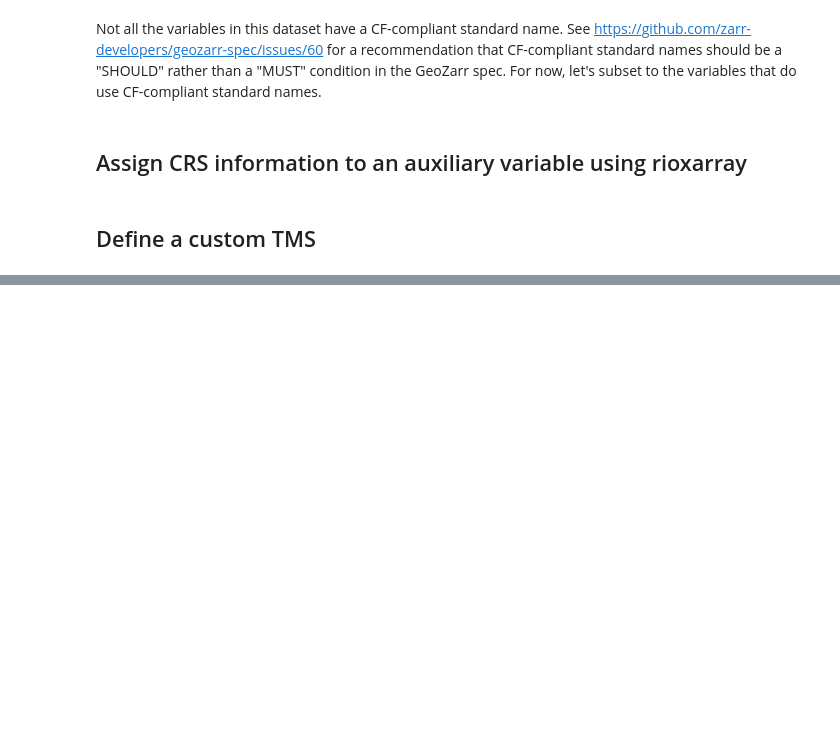
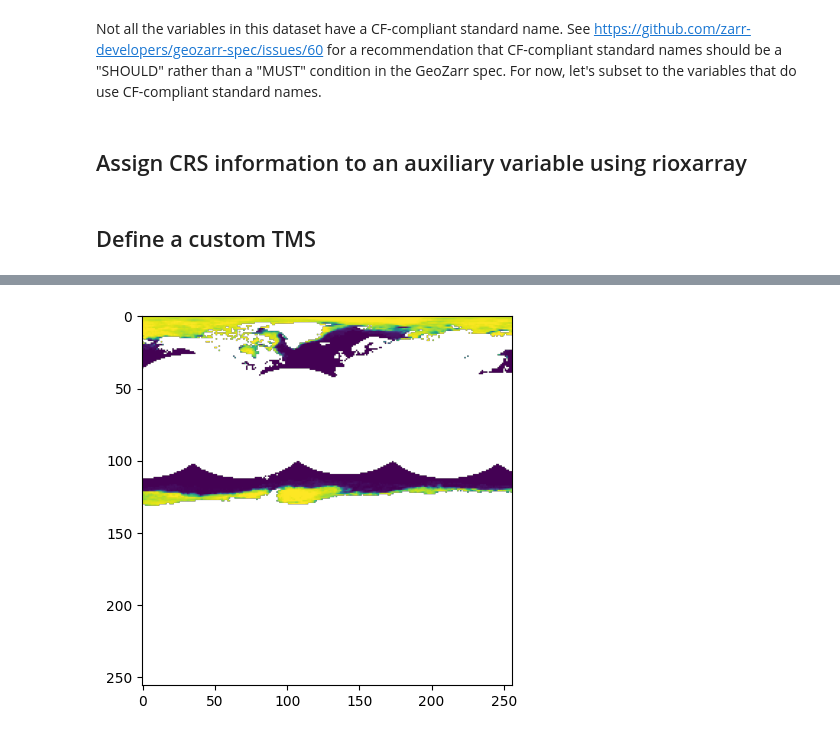
Before and after one commit to developmentseed/geozarr-examples, a Jupyter notebook: docs/examples/05_WIP_multiscales_as_customTMS_ZarrV2.ipynb, the cells around one changed output, grey strips where cells are left out. Drawn from its saved outputs; the diff is of its cells as text; code cells hidden in the pictures; blank space fills up the shorter version.

Commit message:
edit custom tms example (#7)

```diff
--- a/docs/examples/05_WIP_multiscales_as_customTMS_ZarrV2.ipynb
+++ b/docs/examples/05_WIP_multiscales_as_customTMS_ZarrV2.ipynb
@@ -87,0 +54,84 @@ bounds: (-179.99500549324037, -89.99499786365084, 180.0050000000763, 89.99499786
+# %%
+from morecantile.models import TileMatrix, TileMatrixSet, crs_axis_inverted, TMSBoundingBox, CRS_to_uri
+from morecantile.utils import meters_per_unit
+import math
+
+x_chunk_size = 512
+y_chunk_size = 512
+
+dst_height = ds[var].shape[1]
+dst_width = ds[var].shape[2]
+
+decimation_base = 2
+
+pyproj_crs = pyproj.CRS.from_epsg(4326)
+print(f"crs: {pyproj_crs}")
+
+bounds = tuple(ds[var].rio.bounds())
+print(f"bounds: {bounds}")
+
+is_inverted = crs_axis_inverted(pyproj_crs)
+
+overview_level = get_maximum_overview_level(
+    dst_width,
+    dst_height,
+    minsize=min(x_chunk_size, y_chunk_size),
+)
+mpu = meters_per_unit(pyproj_crs)
+
+# Rendering pixel size. 0.28 mm was the actual pixel size of a common display from 2005 and considered as standard by OGC.
+screen_pixel_size = 0.28e-3
+
+x_origin = bounds[0] if not is_inverted else bounds[3]
+y_origin = bounds[3] if not is_inverted else bounds[0]
+
+width = abs(bounds[2] - bounds[0])
+height = abs(bounds[3] - bounds[1])
+res = max(width / dst_width, height / dst_height)
+
+matrices = [
+    TileMatrix(
+        description="TileMatrix for the high resolution data",
+        id=str(overview_level),
+        scaleDenominator=res * mpu / screen_pixel_size,
+        cellSize=res,
+        pointOfOrigin=[x_origin, y_origin],
+        tileWidth=x_chunk_size,
+        tileHeight=y_chunk_size,
+        matrixWidth=math.ceil(dst_width / x_chunk_size),
+        matrixHeight=math.ceil(dst_height / y_chunk_size),
+    )
+]
+
+for ovr in range(1, overview_level + 1):
+    decimation = decimation_base ** ovr
+    new_res = res * decimation
+    matrices.append(
+        TileMatrix(
+            description=f"TileMatrix for overview {ovr}",
+            id=str(overview_level - ovr),
+            scaleDenominator=new_res * mpu / screen_pixel_size,
+            cellSize=new_res,
+            pointOfOrigin=[x_origin, y_origin],
+            tileWidth=x_chunk_size,
+            tileHeight=y_chunk_size,
+            matrixWidth=math.ceil(dst_width / decimation / x_chunk_size),
+            matrixHeight=math.ceil(dst_height / decimation / y_chunk_size),
+        )
+    )
+
+matrices = reversed(matrices)
+
+custom_tms = TileMatrixSet(
+    id="custom_tms",
+    title=f"Custom TMS for {var} variable",
+    tileMatrices=matrices,
+    orderedAxes=["Lat", "Lon"],
+    crs="http://www.opengis.net/def/crs/EPSG/0/4326",
+)
+
+with XarrayReader(ds[var], tms=custom_tms) as dst:
+    tile = dst.tile(0, 0, 0).data
+
+plt.imshow(tile.squeeze())
+# %% [output]
@@ -87,0 +141 @@ bounds: (-179.99500549324037, -89.99499786365084, 180.0050000000763, 89.99499786
+[figure, added]
```
Also changed, not shown: parts of 2 cells of this notebook.
